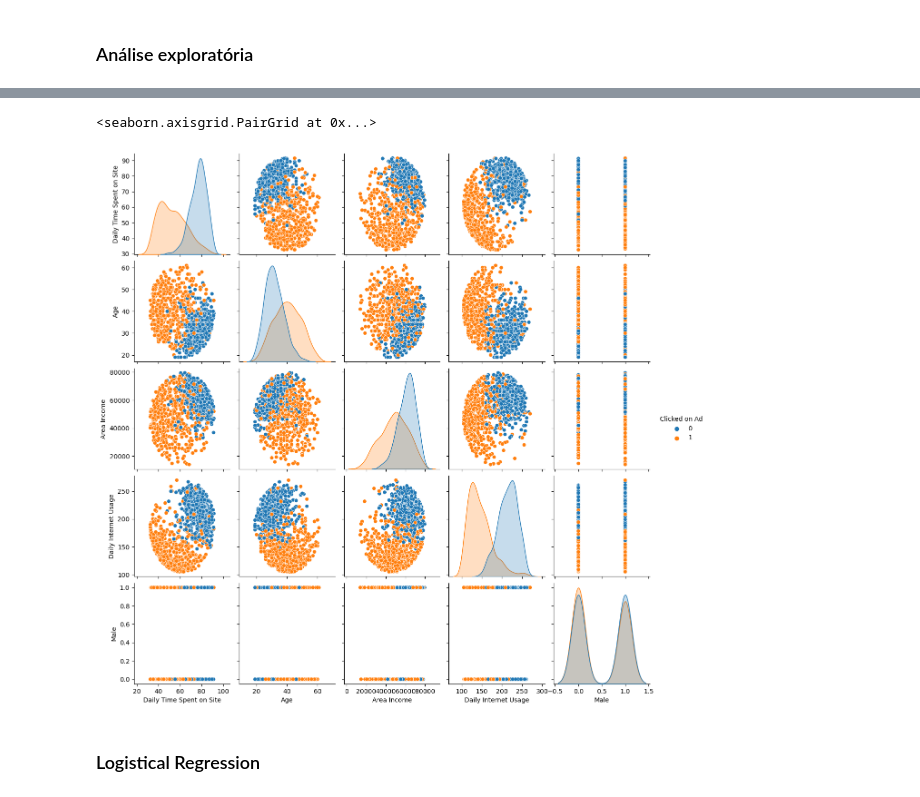
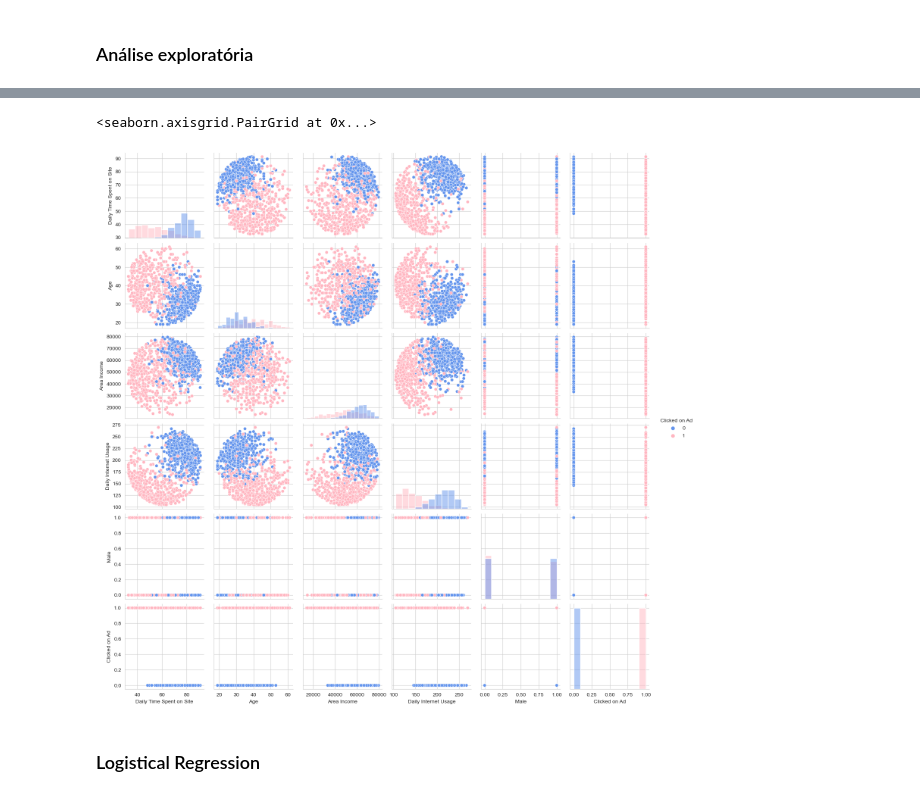
Before and after one commit to ArataKamikaze/AI_Class, a Jupyter notebook: assignments/logistical_regression_advertisements/log_reg.ipynb, the cells around one changed output, grey strips where cells are left out. Cells and saved outputs as stored; diff of their text form; code cells hidden in the pictures.

```diff
--- a/assignments/logistical_regression_advertisements/log_reg.ipynb
+++ b/assignments/logistical_regression_advertisements/log_reg.ipynb
@@ -79,8 +84,9 @@ sns.jointplot(x='Daily Time Spent on Site', y='Daily Internet Usage', data=ad_da
-# %%
-sns.pairplot(ad_data, hue='Clicked on Ad')
-# %% [output]
-<seaborn.axisgrid.PairGrid at 0x...>
-[figure, removed]
+# %%
+#sns.pairplot(ad_data, hue='Clicked on Ad', palette='bwr')
+sns.pairplot(ad_data, hue = "Clicked on Ad",palette=['cornflowerblue', 'lightpink'],diag_kind="hist", vars=['Daily Time Spent on Site', 'Age', 'Area Income', 'Daily Internet Usage', 'Male', 'Clicked on Ad'] )
+# %% [output]
+<seaborn.axisgrid.PairGrid at 0x...>
+[figure, added]
 # %% [markdown]
 ### Logistical Regression
 # %%
```
Also changed, not shown: parts of 11 cells of this notebook, 2 other files.
